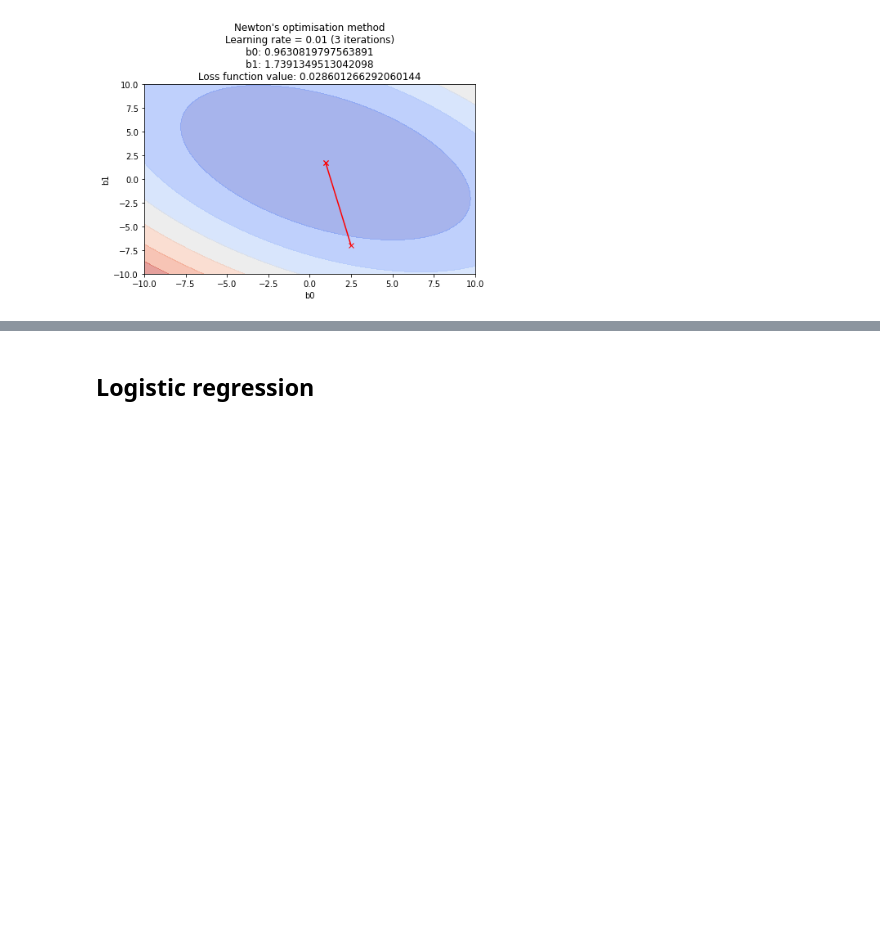
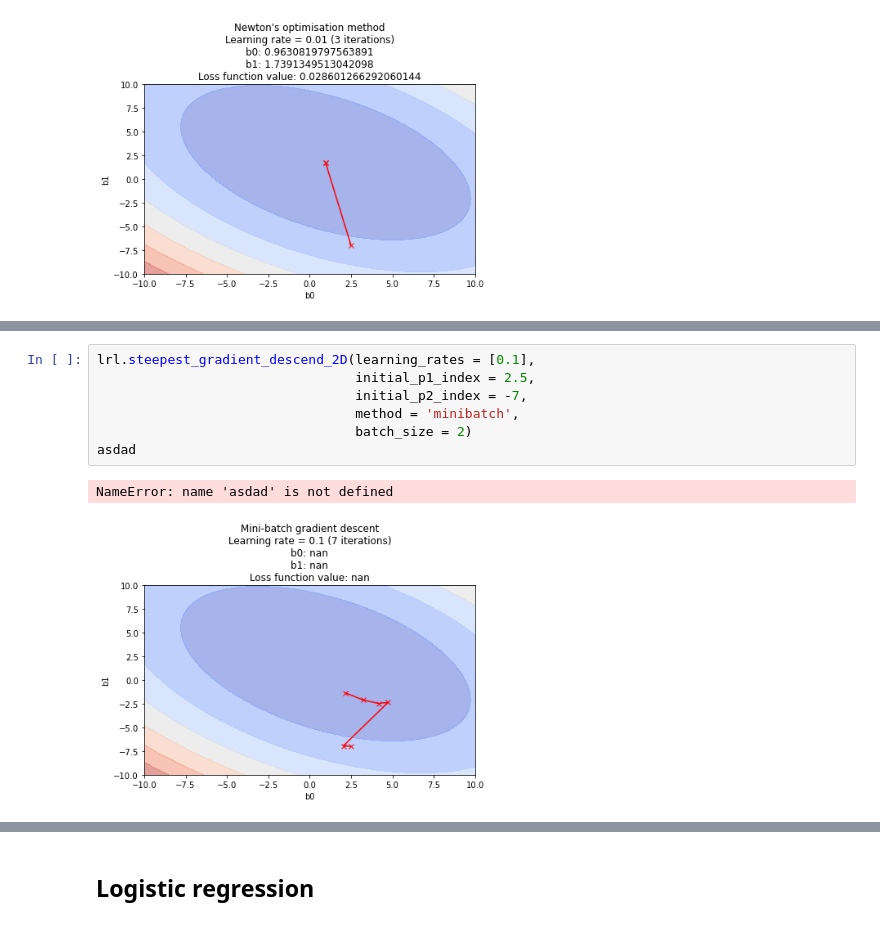
Before and after one commit to pablosuau/training, a Jupyter notebook: machine_learning/03_ml_theory/01_gradient_descent/01_gradient_descent_multiple_methods.ipynb, the cells around one changed output, grey strips where cells are left out. Cells and saved outputs as stored; diff of their text form; blank space fills up the shorter version.

```diff
--- a/machine_learning/03_ml_theory/01_gradient_descent/01_gradient_descent_multiple_methods.ipynb
+++ b/machine_learning/03_ml_theory/01_gradient_descent/01_gradient_descent_multiple_methods.ipynb
@@ -674,2 +688,12 @@ lrl.steepest_gradient_descend_2D(learning_rates = [0.01, 0.05, 0.1, 0.5],
+# %%
+lrl.steepest_gradient_descend_2D(learning_rates = [0.1],
+                                 initial_p1_index = 2.5,
+                                 initial_p2_index = -7,
+                                 method = 'minibatch',
+                                 batch_size = 2)
+asdad
+# %% [output]
+NameError: name 'asdad' is not defined
+[figure, added]
 # %%
 lrl.steepest_gradient_descend_1D(0, 586, -7.5, learning_rates = [0.001, 0.01, 0.1, 1])
```
Also changed, not shown: parts of 32 cells of this notebook.
